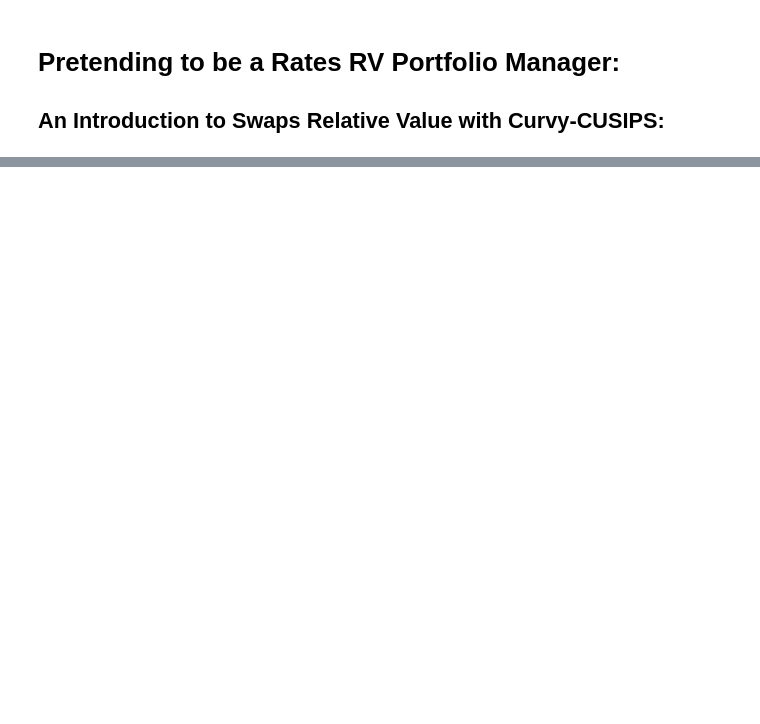
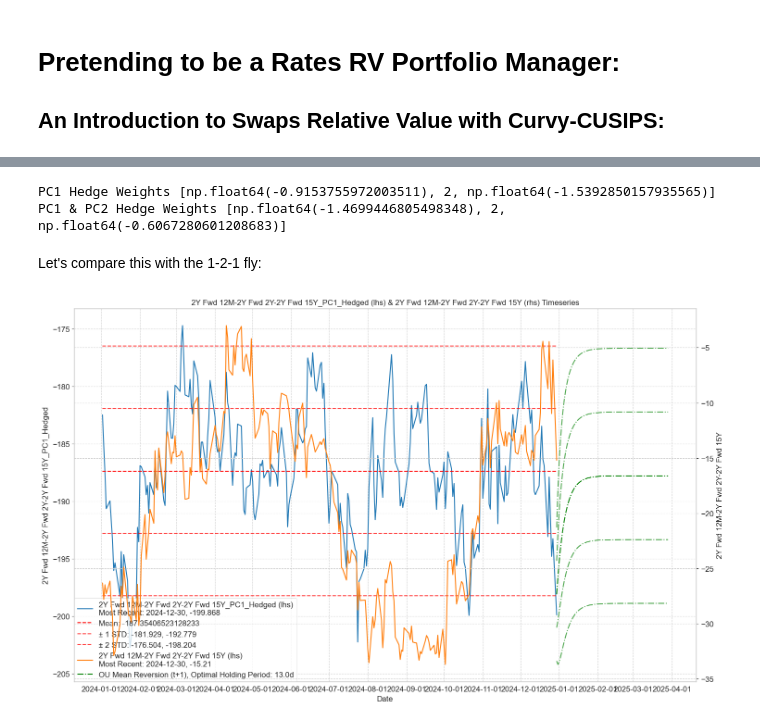
Before and after one commit to pfin/Curvy-CUSIPs, a Jupyter notebook: notebooks/swaps_rv.ipynb, the cells around one changed output, grey strips where cells are left out. Drawn from its saved outputs; the diff is of its cells as text; code cells hidden in the pictures; blank space fills up the shorter version.

```diff
--- a/notebooks/swaps_rv.ipynb
+++ b/notebooks/swaps_rv.ipynb
@@ -254,0 +212,12 @@ modified_partial_regression_fly_plot(
+# %%
+timeseries_df = sofr_ois.timeseries_builder(
+    fwd_dict_df=fwd_grid_dict,
+    cols=[short_wing, belly, long_wing, wing_curve, fly],
+    start_date=datetime(2024, 1, 1),
+    end_date=datetime(2024, 12, 30),
+    tenor_is_df_index=True,
+    scale_curve=True,
+    scale_fly=True,
+    custom_fly_weights=[1, 2, 1]
+)
+timeseries_df
@@ -254,0 +238,53 @@ modified_partial_regression_fly_plot(
+# %%
+pca_hedge_results = calc_pca_loadings_matrix(
+    df=timeseries_df[["Date", short_wing, belly, long_wing]].set_index("Date"),
+    # run_on_level_changes=True,
+    scale_loadings=True
+)
+
+loadings = pca_hedge_results["loading_matrix"].values
+
+pc1_hedge_weights = np.array([-1 / loadings[0, 0], 2 / loadings[1, 0], -1 / loadings[2, 0]])
+scaled_pc1_hedge_weights = [2 * pc1_hedge_weights[0] / pc1_hedge_weights[1], 2, 2 * pc1_hedge_weights[2] / pc1_hedge_weights[1]]
+print("PC1 Hedge Weights", scaled_pc1_hedge_weights)
+
+pc1_pc2_hedge_weights = np.linalg.inv(
+    np.array(
+        [
+            [loadings[0, 0], loadings[2, 0]],
+            [loadings[0, 1], loadings[2, 1]],
+        ]
+    )
+) @ np.array([loadings[1, 0], loadings[1, 1]])
+scaled_pc1_pc2_hedge_weights = [-2 * pc1_pc2_hedge_weights[0], 2, -2 * pc1_pc2_hedge_weights[1]]
+print("PC1 & PC2 Hedge Weights", scaled_pc1_pc2_hedge_weights)
+
+
+timeseries_df[f"{fly}_PC1_Hedged"] = (
+    (scaled_pc1_hedge_weights[1] * timeseries_df[belly])
+    + (scaled_pc1_hedge_weights[0] * timeseries_df[short_wing])
+    + (scaled_pc1_hedge_weights[2] * timeseries_df[long_wing])
+) * 100
+
+timeseries_df[f"{fly}_PC1_PC2_Hedged"] = (
+    (scaled_pc1_pc2_hedge_weights[1] * timeseries_df[belly])
+    + (scaled_pc1_pc2_hedge_weights[0] * timeseries_df[short_wing])
+    + (scaled_pc1_pc2_hedge_weights[2] * timeseries_df[long_wing])
+) * 100
+# %% [output]
+PC1 Hedge Weights [np.float64(-0.9153755972003511), 2, np.float64(-1.5392850157935565)]
+PC1 & PC2 Hedge Weights [np.float64(-1.4699446805498348), 2, np.float64(-0.6067280601208683)]
+# %% [markdown]
+Let's compare this with the 1-2-1 fly:
+# %%
+sofr_ois._general_df_plotter(
+    df=timeseries_df,
+    cols_to_plot=[f"{fly}_PC1_Hedged"],
+    cols_to_plot_raxis=[fly],
+    stds={f"{fly}_PC1_Hedged": [1, 2]},
+    run_ou_mr_col_steps=(f"{fly}_PC1_Hedged", 90),
+    show_2_sigma_ou_band=True,
+    show_1_sigma_ou_band=True
+)
+# %% [output]
+[figure, added]
```
Also changed, not shown: parts of 42 cells of this notebook, 4 other files.
